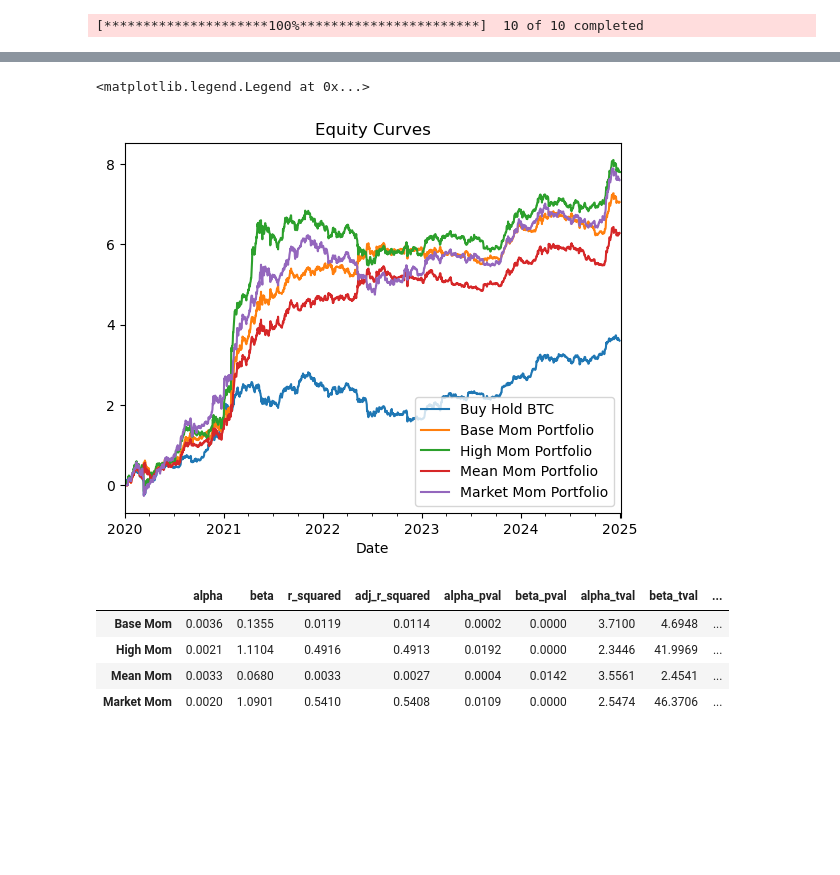
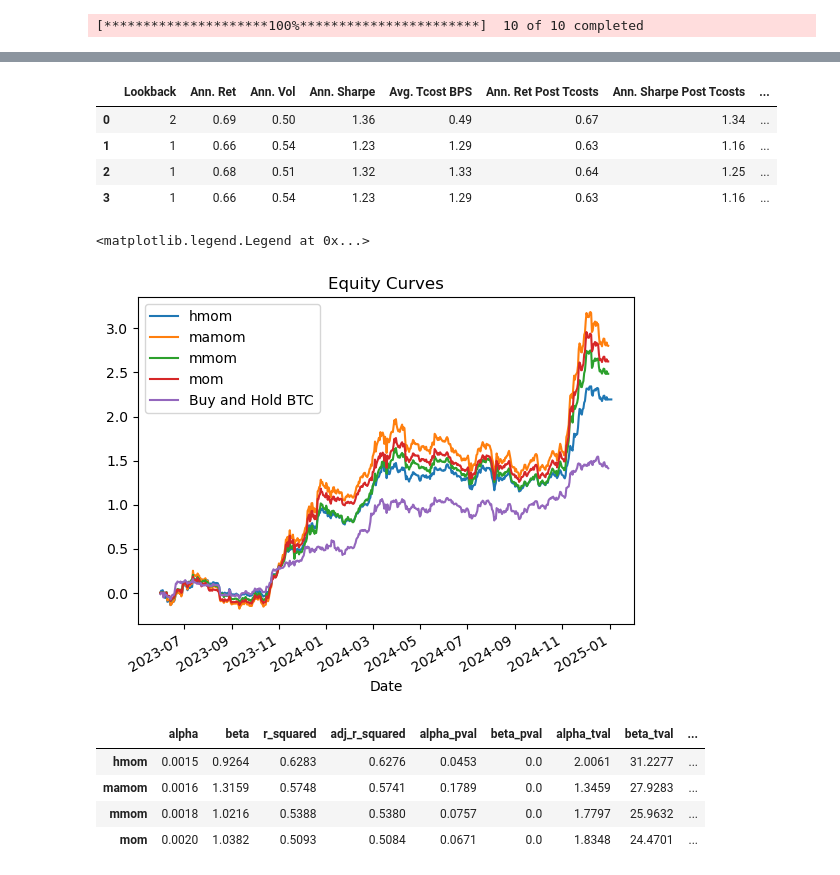
Before and after one commit to kwarrier1/crypto-mom, a Jupyter notebook: momentum-crypto-trading.ipynb, the cells around one changed output, grey strips where cells are left out. Drawn from its saved outputs; the diff is of its cells as text; code cells hidden in the pictures; blank space fills up the shorter version.

Commit message:
monthly rebalancing, insamp lookback optimization, out of samp testing, cross-sectional weights

```diff
--- a/momentum-crypto-trading.ipynb
+++ b/momentum-crypto-trading.ipynb
@@ -238,0 +231,30 @@ marketmom_port = portfolio(marketmom_weights, rets)
+# %%
+def test_results(px, highs, rets, best_lookbacks_df, signal_funcs):
+    results_list = []
+    all_weights = {}
+
+    for _, row in best_lookbacks_df.iterrows():
+        signal_name = row['Signal']
+        lookback = row['Lookback']
+
+        func = signal_funcs[signal_name]
+
+        if signal_name == 'hmom':
+            sig = func(px, highs, lookback)
+        else:
+            sig = func(px, lookback)
+        weights = base_mom_weights(sig)
+        perf = port_results(weights, lookback, rets)
+        perf['Signal'] = signal_name
+        perf['Lookback'] = lookback
+        all_weights.update({signal_name: weights})
+        results_list.append(perf)
+
+    test_results_df = pd.concat(results_list, ignore_index=True)
+    return test_results_df, all_weights
+# %%
+test_mask = px.index >= '2023-06-01'
+test_px = px[test_mask]
+test_highs = highs[test_mask]
+test_rets = rets[test_mask]
+test_results_df = test_results(test_px, test_highs, test_rets, best_lookbacks_df, weekly_signal_funcs)[0]
@@ -239,27 +271,33 @@ marketmom_port = portfolio(marketmom_weights, rets)
+# %%
+test_results_monthly.round(2)
+# %% [output]
+|  | Lookback | Ann. Ret | Ann. Vol | Ann. Sharpe | Avg. Tcost BPS | Ann. Ret Post Tcosts | Ann. Sharpe Post Tcosts | ... |
+| 0 | 2 | 0.69 | 0.50 | 1.36 | 0.49 | 0.67 | 1.34 | ... |
+| 1 | 1 | 0.66 | 0.54 | 1.23 | 1.29 | 0.63 | 1.16 | ... |
+| 2 | 1 | 0.68 | 0.51 | 1.32 | 1.33 | 0.64 | 1.25 | ... |
+| 3 | 1 | 0.66 | 0.54 | 1.23 | 1.29 | 0.63 | 1.16 | ... |
+# %%
+all_weights = test_results(test_px, test_highs, test_rets, best_lookbacks_df)[1]
+# %%
+btc_ret = test_rets['BTC-USD']
+all_ports = {}
 # %%
-btc_ret.cumsum().plot(label='Buy Hold BTC')
-mom_port.cumsum().plot(label='Base Mom Portfolio')
-hmom_port.cumsum().plot(label='High Mom Portfolio')
-mmom_port.cumsum().plot(label='Mean Mom Portfolio')
-marketmom_port.cumsum().plot(label='Market Mom Portfolio')
+for name, weights in all_weights.items():
+    port = (weights * test_rets).sum(1)
+    all_ports.update({name: port})
+    port.cumsum().plot(label=name)
 plt.title('Equity Curves')
+btc_ret.cumsum().plot(label='Buy and Hold BTC')
 plt.legend()
 # %% [output]
 <matplotlib.legend.Legend at 0x...>
-[figure, old version]
+[figure, new version]
 # %%
 all_results = {}
 ann_alphas = {}
-strat_ports = {
-    'Base Mom': mom_port,
-    'High Mom': hmom_port,
-    'Mean Mom': mmom_port,
-    'Market Mom': marketmom_port
-}
-
 X = sm.add_constant(pd.Series(rets['BTC-USD'], name='Buy & Hold Coins'))
 
-for name, port in strat_ports.items():
+for name, port in all_ports.items():
     y = pd.Series(port, name=name)
     X, y = X.fillna(0), y.fillna(0)
     X, y = X.align(y, join='inner', axis=0)
@@ -290,7 +328,7 @@ test_stats = pd.DataFrame(all_results).T.round(4)
 test_stats
 # %% [output]
 |  | alpha | beta | r_squared | adj_r_squared | alpha_pval | beta_pval | alpha_tval | beta_tval | ... |
-| Base Mom | 0.0036 | 0.1355 | 0.0119 | 0.0114 | 0.0002 | 0.0000 | 3.7100 | 4.6948 | ... |
-| High Mom | 0.0021 | 1.1104 | 0.4916 | 0.4913 | 0.0192 | 0.0000 | 2.3446 | 41.9969 | ... |
-| Mean Mom | 0.0033 | 0.0680 | 0.0033 | 0.0027 | 0.0004 | 0.0142 | 3.5561 | 2.4541 | ... |
-| Market Mom | 0.0020 | 1.0901 | 0.5410 | 0.5408 | 0.0109 | 0.0000 | 2.5474 | 46.3706 | ... |
+| hmom | 0.0015 | 0.9264 | 0.6283 | 0.6276 | 0.0453 | 0.0 | 2.0061 | 31.2277 | ... |
+| mamom | 0.0016 | 1.3159 | 0.5748 | 0.5741 | 0.1789 | 0.0 | 1.3459 | 27.9283 | ... |
+| mmom | 0.0018 | 1.0216 | 0.5388 | 0.5380 | 0.0757 | 0.0 | 1.7797 | 25.9632 | ... |
+| mom | 0.0020 | 1.0382 | 0.5093 | 0.5084 | 0.0671 | 0.0 | 1.8348 | 24.4701 | ... |
```
Also changed, not shown: parts of 26 cells of this notebook.
